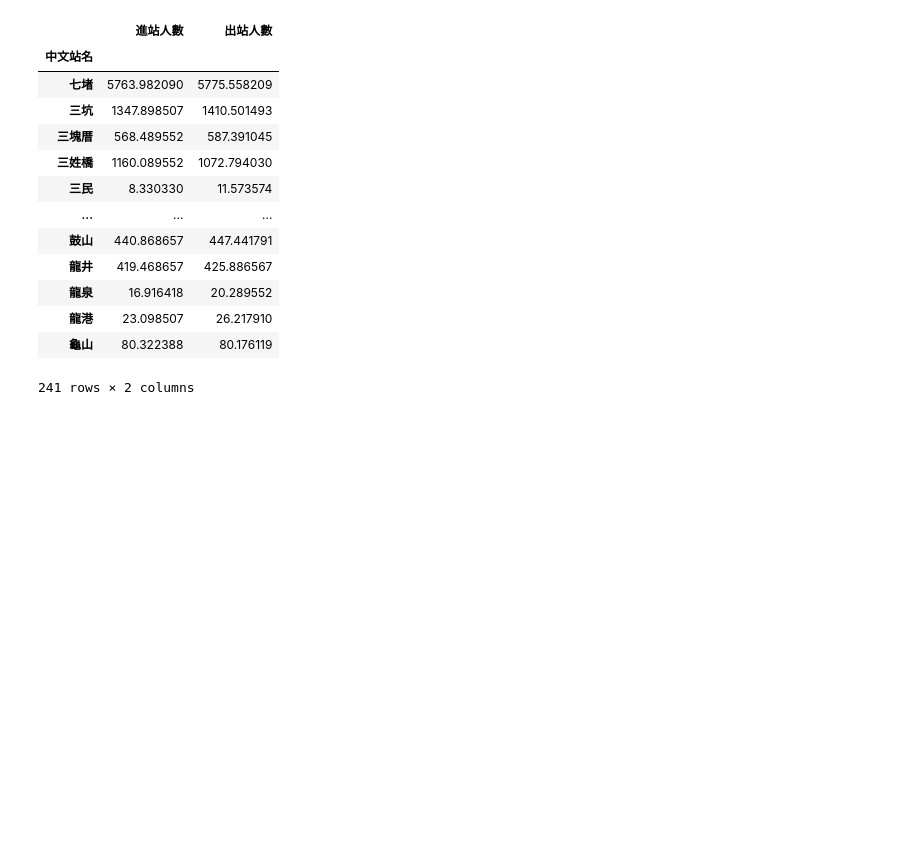
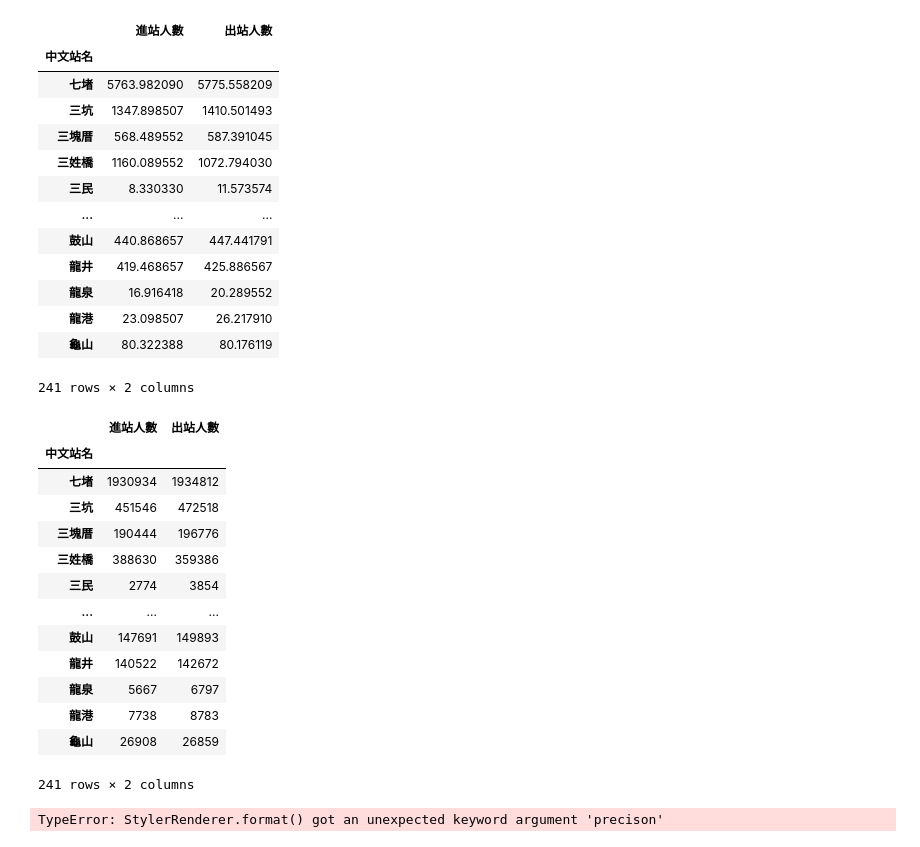
Before and after one commit to PixyChiou/__112_python_chihlee__Pixy, a Jupyter notebook: lesson17_3.ipynb, the cells around one changed output. Drawn from its saved outputs; the diff is of its cells as text; code cells hidden in the pictures; blank space fills up the shorter version.

```diff
--- a/lesson17_3.ipynb
+++ b/lesson17_3.ipynb
@@ -218,3 +218,26 @@ sites_df2.groupby('中文站名')[['進站人數','出站人數']].mean()
 | 龍港 | 23.098507 | 26.217910 |
 | 龜山 | 80.322388 | 80.176119 |
 241 rows × 2 columns
+# %%
+sites_df3 = sites_df2.groupby('中文站名')[['進站人數','出站人數']].sum()
+sites_df3
+# %% [output]
+|  | 進站人數 | 出站人數 |
+| 中文站名 |  |  |
+| 七堵 | 1930934 | 1934812 |
+| 三坑 | 451546 | 472518 |
+| 三塊厝 | 190444 | 196776 |
+| 三姓橋 | 388630 | 359386 |
+| 三民 | 2774 | 3854 |
+| ... | ... | ... |
+| 鼓山 | 147691 | 149893 |
+| 龍井 | 140522 | 142672 |
+| 龍泉 | 5667 | 6797 |
+| 龍港 | 7738 | 8783 |
+| 龜山 | 26908 | 26859 |
+241 rows × 2 columns
+# %%
+import matplotlib
+sites_df3.style.format(precison=0,thousands=',')
+# %% [output]
+TypeError: StylerRenderer.format() got an unexpected keyword argument 'precison'
```
Also changed, not shown: 2 other files.
